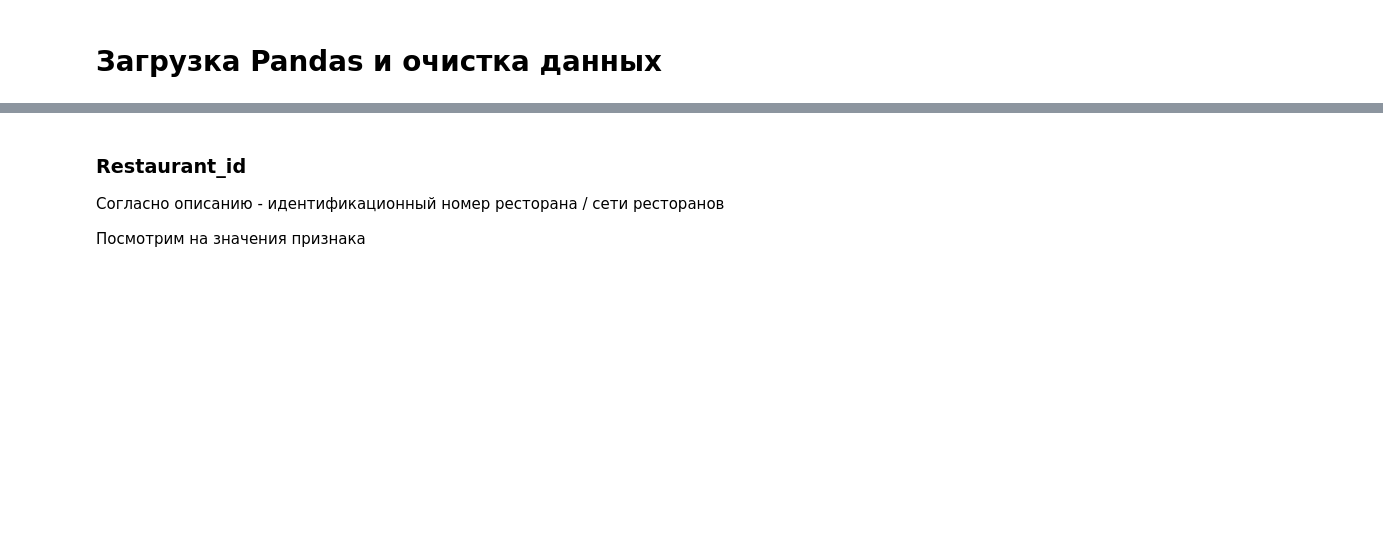
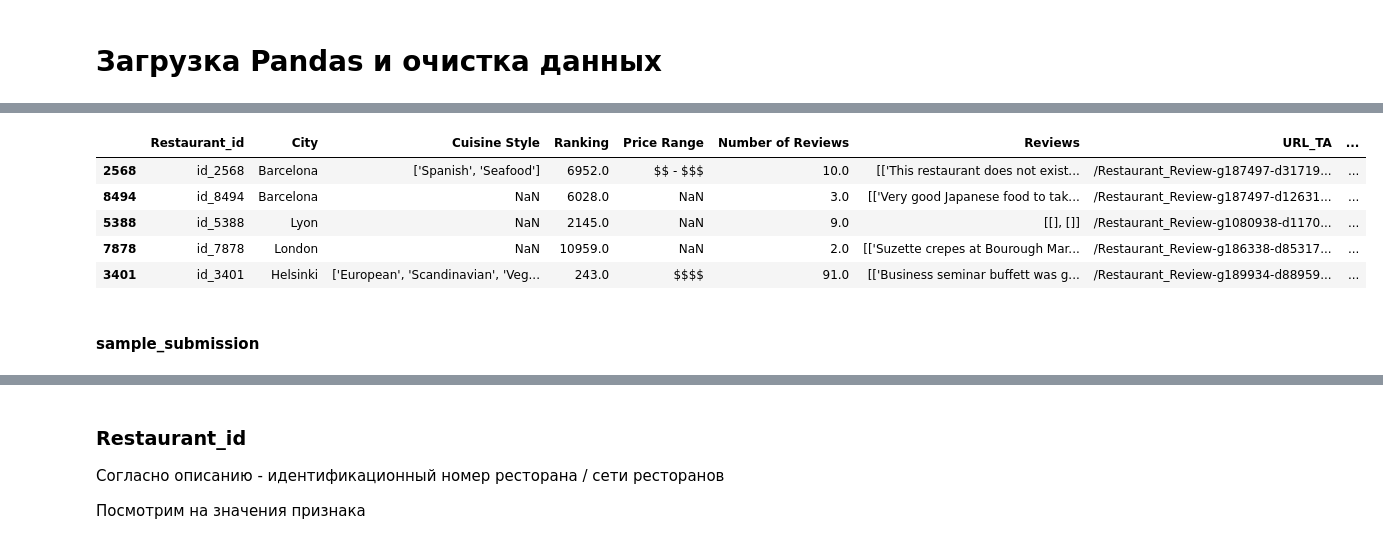
Before and after one commit to Urusut/IvanovDmitryV, a Jupyter notebook: Unit_3/your_first_model.ipynb, the cells around one changed output, grey strips where cells are left out. Saved outputs shown, nothing was run; the diff lists cells and outputs as text; code cells hidden in the pictures; blank space fills up the shorter version.

```diff
--- a/Unit_3/your_first_model.ipynb
+++ b/Unit_3/your_first_model.ipynb
@@ -139,0 +158,11 @@ df.columns = df.columns.str.replace(' ','_')
+# %%
+df_test.sample(5)
+# %% [output]
+|  | Restaurant_id | City | Cuisine Style | Ranking | Price Range | Number of Reviews | Reviews | URL_TA | ... |
+| 2568 | id_2568 | Barcelona | ['Spanish', 'Seafood'] | 6952.0 | $$ - $$$ | 10.0 | [['This restaurant does not exist... | /Restaurant_Review-g187497-d31719... | ... |
+| 8494 | id_8494 | Barcelona | NaN | 6028.0 | NaN | 3.0 | [['Very good Japanese food to tak... | /Restaurant_Review-g187497-d12631... | ... |
+| 5388 | id_5388 | Lyon | NaN | 2145.0 | NaN | 9.0 | [[], []] | /Restaurant_Review-g1080938-d1170... | ... |
+| 7878 | id_7878 | London | NaN | 10959.0 | NaN | 2.0 | [['Suzette crepes at Bourough Mar... | /Restaurant_Review-g186338-d85317... | ... |
+| 3401 | id_3401 | Helsinki | ['European', 'Scandinavian', 'Veg... | 243.0 | $$$$ | 91.0 | [['Business seminar buffett was g... | /Restaurant_Review-g189934-d88959... | ... |
+# %% [markdown]
+#### sample_submission
```
Also changed, not shown: parts of 129 cells of this notebook, 3 other files.
